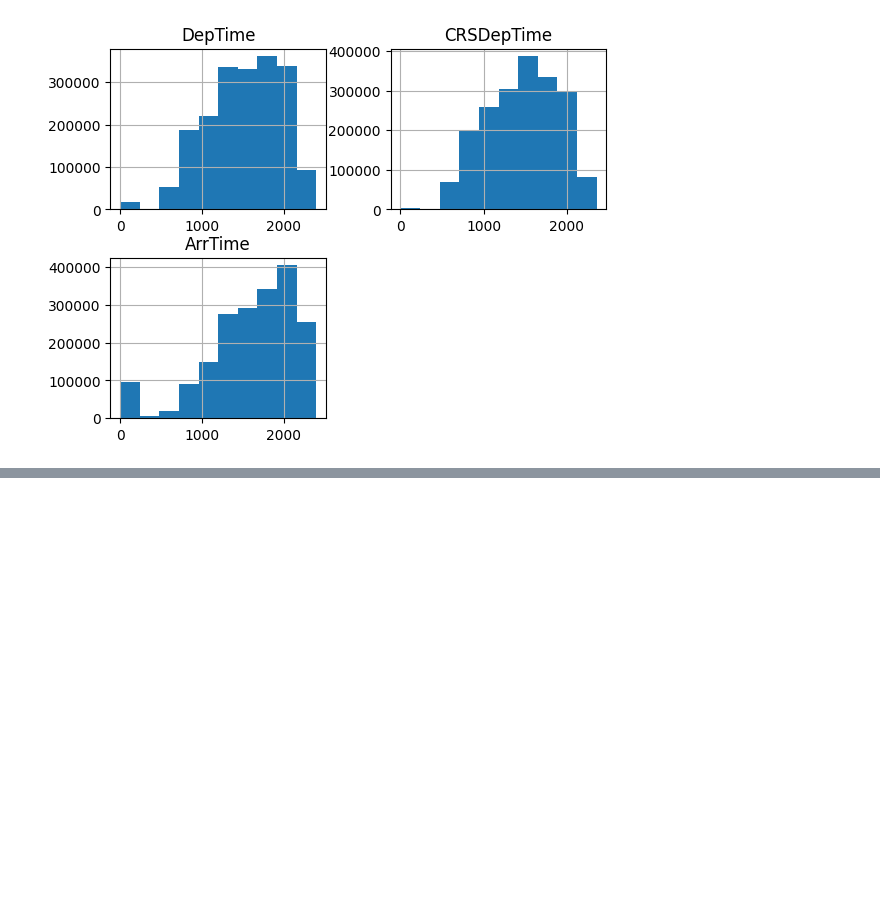
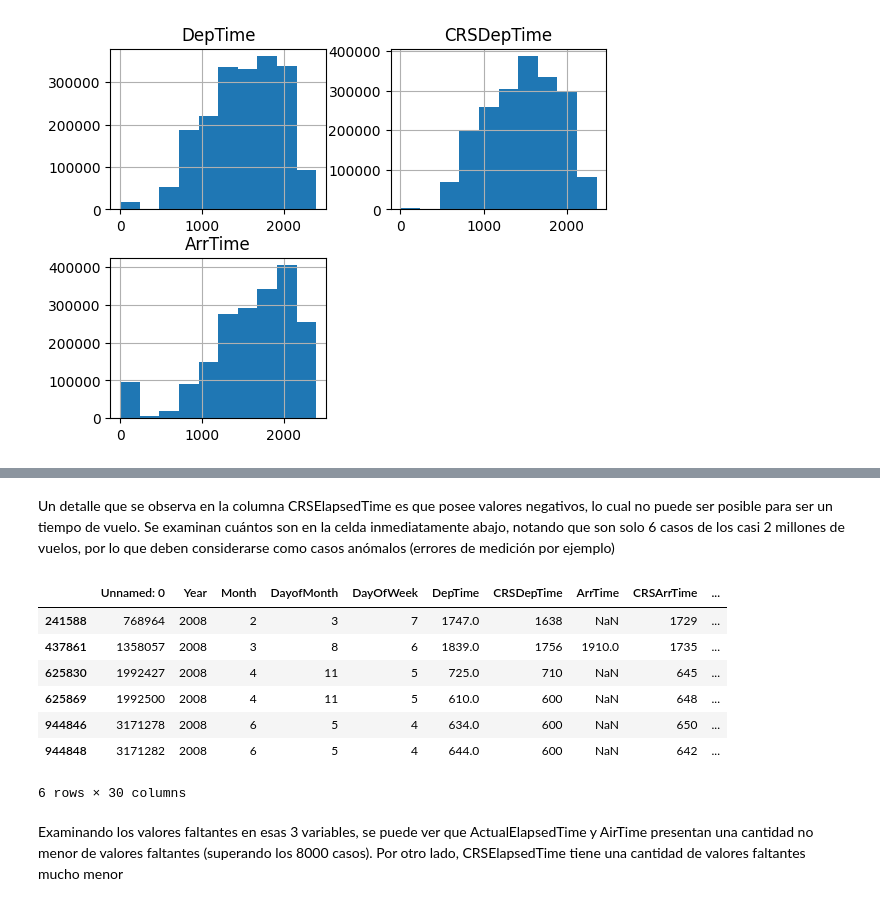
Before and after one commit to DiegoLeonG96/proyecto-pydatascience-udd, a Jupyter notebook: 01_Analisis_Exploratorio.ipynb, the cells around one changed output, grey strips where cells are left out. Cells and saved outputs as stored; diff of their text form; code cells hidden in the pictures; blank space fills up the shorter version.

```diff
--- a/01_Analisis_Exploratorio.ipynb
+++ b/01_Analisis_Exploratorio.ipynb
@@ -169,0 +188,15 @@ array([[<Axes: title={'center': 'DepTime'}>,
+# %% [markdown]
+Un detalle que se observa en la columna CRSElapsedTime es que posee valores negativos, lo cual no puede ser posible para ser un tiempo de vuelo. Se examinan cuántos son en la celda inmediatamente abajo, notando que son solo 6 casos de los casi 2 millones de vuelos, por lo que deben considerarse como casos anómalos (errores de medición por ejemplo)
+# %%
+data[data["CRSElapsedTime"]<0]
+# %% [output]
+|  | Unnamed: 0 | Year | Month | DayofMonth | DayOfWeek | DepTime | CRSDepTime | ArrTime | CRSArrTime | ... |
+| 241588 | 768964 | 2008 | 2 | 3 | 7 | 1747.0 | 1638 | NaN | 1729 | ... |
+| 437861 | 1358057 | 2008 | 3 | 8 | 6 | 1839.0 | 1756 | 1910.0 | 1735 | ... |
+| 625830 | 1992427 | 2008 | 4 | 11 | 5 | 725.0 | 710 | NaN | 645 | ... |
+| 625869 | 1992500 | 2008 | 4 | 11 | 5 | 610.0 | 600 | NaN | 648 | ... |
+| 944846 | 3171278 | 2008 | 6 | 5 | 4 | 634.0 | 600 | NaN | 650 | ... |
+| 944848 | 3171282 | 2008 | 6 | 5 | 4 | 644.0 | 600 | NaN | 642 | ... |
+6 rows × 30 columns
+# %% [markdown]
+Examinando los valores faltantes en esas 3 variables, se puede ver que ActualElapsedTime y AirTime presentan una cantidad no menor de valores faltantes (superando los 8000 casos). Por otro lado, CRSElapsedTime tiene una cantidad de valores faltantes mucho menor
```
Also changed, not shown: parts of 5 cells of this notebook.
